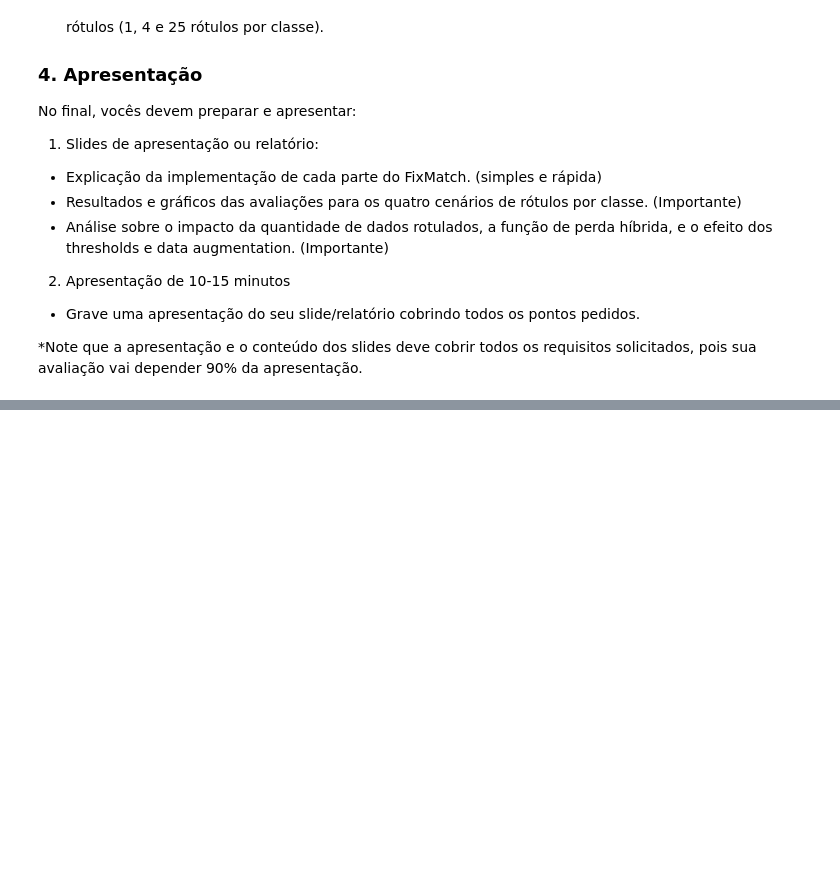
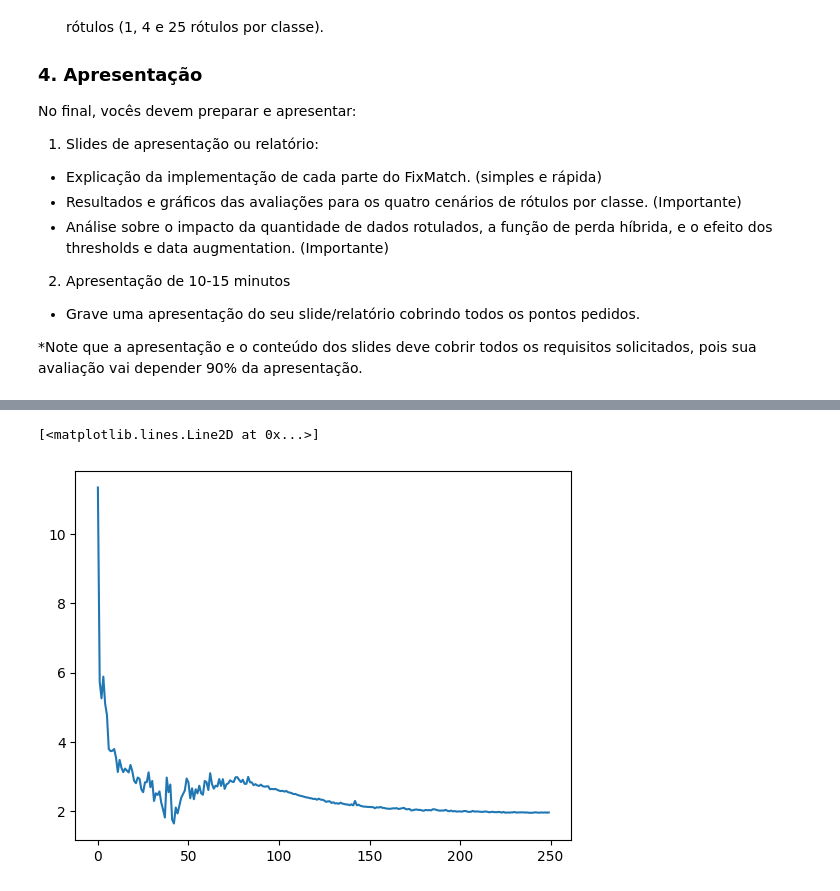
Before and after one commit to pedrotokar/deeplearning-assignments, a Jupyter notebook: Assignment 3/Deep Learning Assignment 3.ipynb, the cells around one changed output, grey strips where cells are left out. Drawn from its saved outputs; the diff is of its cells as text; code cells hidden in the pictures; blank space fills up the shorter version.

```diff
--- a/Assignment 3/Deep Learning Assignment 3.ipynb
+++ b/Assignment 3/Deep Learning Assignment 3.ipynb
@@ -314,11 +339,11 @@ class Trainer:
         accuracy = 100 * correct / total
         return accuracy
 
-    def fit(self, epochs, batch_size, mu=7):
-        self._labeled_dataloader = DataLoader(self._labeled_dataset, batch_size=batch_size, shuffle=True)
-        self._unlabeled_dataloader = DataLoader(self._unlabeled_dataset, batch_size = int(batch_size * mu), shuffle=True)
+    def fit(self, epochs, batch_size, mu = 7, num_workers = 0):
+        self._labeled_dataloader = DataLoader(self._labeled_dataset, batch_size=batch_size, shuffle=True, num_workers = num_workers)
+        self._unlabeled_dataloader = DataLoader(self._unlabeled_dataset, batch_size = int(batch_size * mu), shuffle=True, num_workers = num_workers)
         if self._val_dataset:
-            self._val_dataloader = DataLoader(self._val_dataset, batch_size = batch_size, shuffle=True)
+            self._val_dataloader = DataLoader(self._val_dataset, batch_size = batch_size, shuffle=True, num_workers = num_workers)
 
         for epoch in range(epochs):
             train_loss = self.train_one_epoch(epoch)
@@ -327,26 +352,27 @@ class Trainer:
             if self._val_dataset:
                 val_acc = self.evaluate_accuracy(self._val_dataloader)
                 self.history["val_acc"].append(val_acc)
-                print(f"val acc {val_acc}")
-
-            print(f"Epoch {epoch + 1}: mean batch loss {train_loss}")
+                print(f"Epoch {epoch + 1}: mean batch loss {train_loss} | val acc {val_acc}%")
+            else:
+                print(f"Epoch {epoch + 1}: mean batch loss {train_loss}")
 # %%
 n_classes = 10
-n_samples = 10
-epochs = 10
+n_samples = 400
+epochs = 50
 
-batch_size = 32
-learning_rate = 0.001
+batch_size = 64
+learning_rate = 0.03
 threshold = 0.9
 lambda_u = 1.0
 
 base_dataset = CIFAR10("data", train=True, download=True, transform=v2.ToImage())
 test_dataset = CIFAR10("data", train=False, download=True, transform=v2.ToImage())
-labeled_dataset, unlabeled_dataset = get_split_dataset(base_dataset, n_classes, n_samples, DEVICE)
+labeled_dataset, unlabeled_dataset = get_split_dataset(base_dataset, n_classes, n_samples)
 
 model = ModelResnet18(n_classes, DEVICE)
 
 optimizer = Adam(model.parameters(), lr=learning_rate)
+optimizer = SGD(model.parameters(), lr = learning_rate, momentum = 0.9, nesterov = True)
 loss_function = FixMatchLoss(threshold, lambda_u)
 
 trainer = Trainer(
@@ -359,4 +385,4 @@ trainer = Trainer(
     device=DEVICE
 )
 
-trainer.fit(epochs, batch_size)
+trainer.fit(epochs, batch_size, num_workers = 3)
@@ -362,0 +391,5 @@ trainer.fit(epochs, batch_size)
+# %%
+plt.plot(trainer._history["train_loss"])
+# %% [output]
+[<matplotlib.lines.Line2D at 0x...>]
+[figure, added]
```
Also changed, not shown: parts of 7 cells of this notebook.
